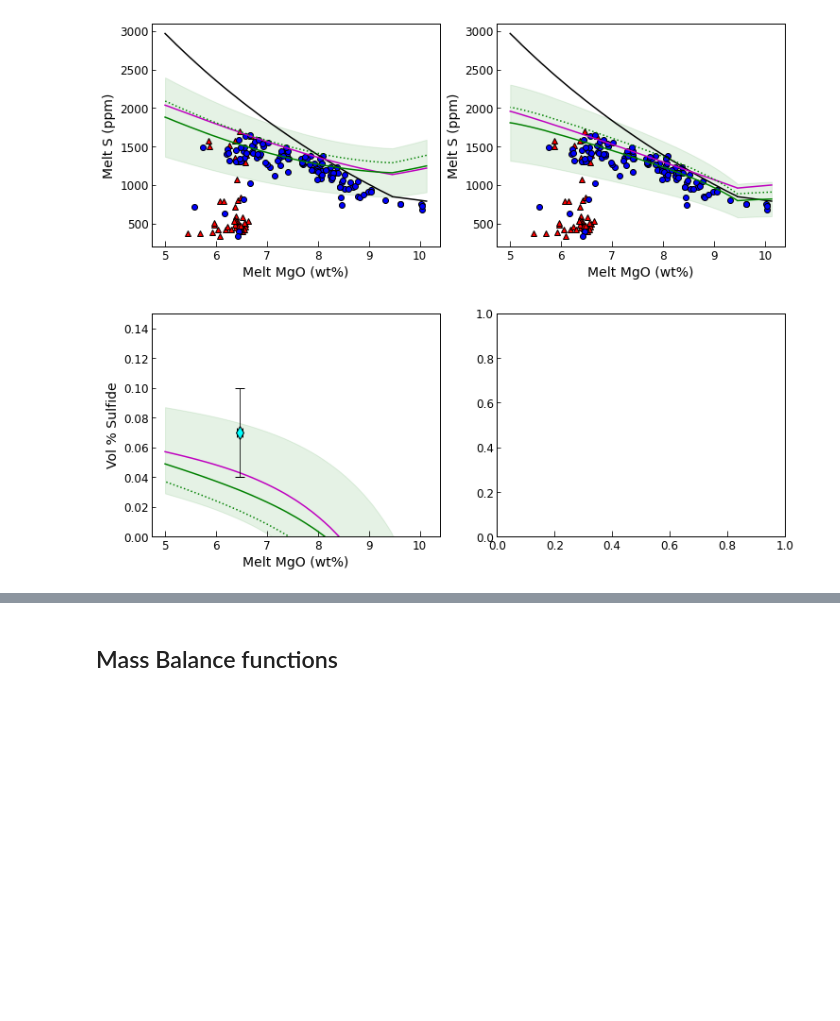
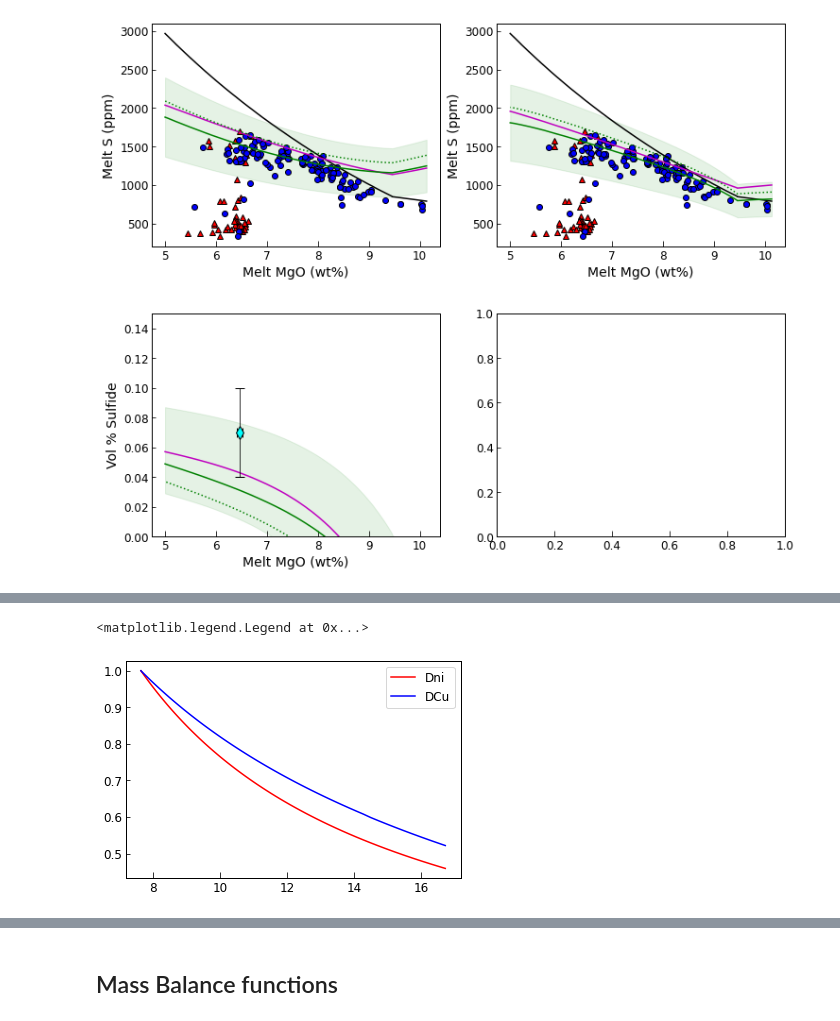
Before and after one commit to PennyWieser/PySulfSat, a Jupyter notebook: docs/Examples/Sulf_Evolution_During_FC/Sulfide_sat_magma_evolution_Iceland.ipynb, the cells around one changed output, grey strips where cells are left out. Drawn from its saved outputs; the diff is of its cells as text; code cells hidden in the pictures; blank space fills up the shorter version.

```diff
--- a/docs/Examples/Sulf_Evolution_During_FC/Sulfide_sat_magma_evolution_Iceland.ipynb
+++ b/docs/Examples/Sulf_Evolution_During_FC/Sulfide_sat_magma_evolution_Iceland.ipynb
@@ -383,0 +401,11 @@ fig.savefig('Sulf_frac.png', dpi=200)
+# %%
+K_FeO=ss.calculate_Kiseeva_sulf_comp_kd(Ni_Sulf=np.nanmean(Sulfide_in['Ni']),
+                               Cu_Sulf=np.nanmean(Sulfide_in['Cu']),
+                               FeOt_Liq=Liqs['FeOt_Liq'],
+                               T_K=np.nanmean(Liqs['T_K']), Fe3Fet_Liq=0.1)
+plt.plot(Liqs['FeOt_Liq'], K_FeO['DNi']/K_FeO['DNi'][0],  '-r', label='Dni')
+plt.plot(Liqs['FeOt_Liq'], K_FeO['DCu']/K_FeO['DCu'][0], '-b', label='DCu')
+plt.legend()
+# %% [output]
+<matplotlib.legend.Legend at 0x...>
+[figure, added]
```
Also changed, not shown: parts of 6 cells of this notebook, 6 other files.
